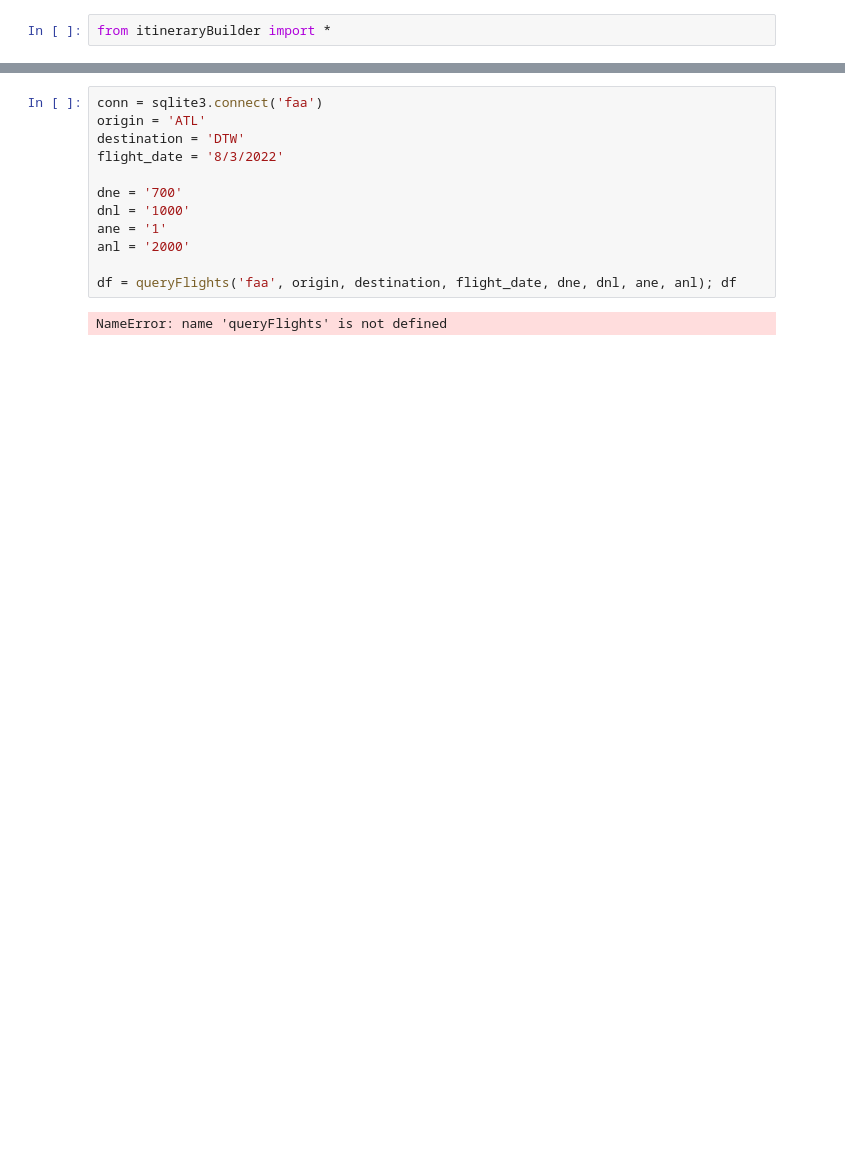
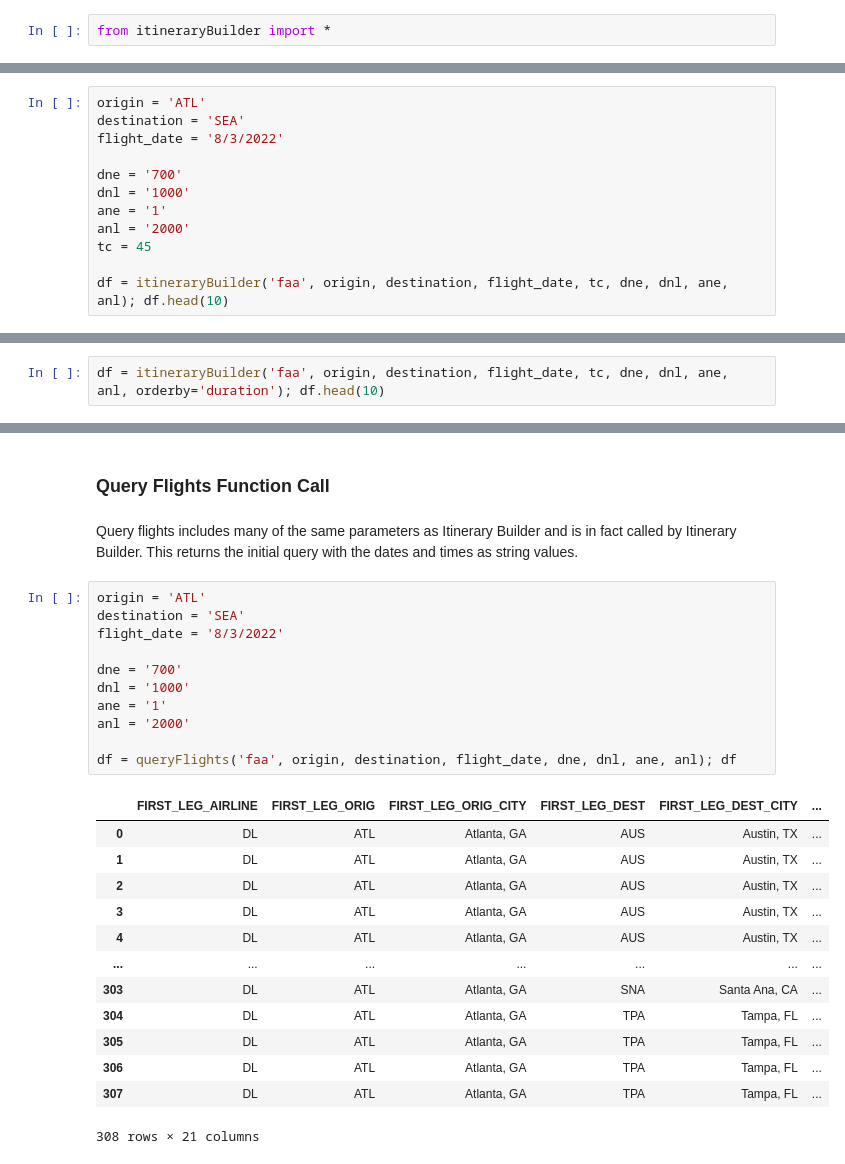
Before and after one commit to jshipway/gatech-cse6242-spring2023-project, a Jupyter notebook: dataManagement/Itinerary Builder POC.ipynb, the cells around one changed output, grey strips where cells are left out. Drawn from its saved outputs; the diff is of its cells as text; blank space fills up the shorter version.

Commit message:
updated to include all except the ml output

```diff
--- a/dataManagement/Itinerary Builder POC.ipynb
+++ b/dataManagement/Itinerary Builder POC.ipynb
@@ -7,0 +19,12 @@ from itineraryBuilder import *
+# %%
+origin = 'ATL'
+destination = 'SEA'
+flight_date = '8/3/2022'
+
+dne = '700'
+dnl = '1000'
+ane = '1'
+anl = '2000'
+tc = 45
+
+df = itineraryBuilder('faa', origin, destination, flight_date, tc, dne, dnl, ane, anl); df.head(10)
@@ -7,0 +45,2 @@ from itineraryBuilder import *
+# %%
+df = itineraryBuilder('faa', origin, destination, flight_date, tc, dne, dnl, ane, anl, orderby='duration'); df.head(10)
@@ -8,14 +59,29 @@ from itineraryBuilder import *
+# %% [markdown]
+### Query Flights Function Call
+# %% [markdown]
+Query flights includes many of the same parameters as Itinerary Builder and is in fact called by Itinerary Builder. This returns the initial query with the dates and times as string values.
 # %%
-conn = sqlite3.connect('faa')
 origin = 'ATL'
-destination = 'DTW'
+destination = 'SEA'
 flight_date = '8/3/2022'
 
 dne = '700'
 dnl = '1000'
 ane = '1'
 anl = '2000'
 
 df = queryFlights('faa', origin, destination, flight_date, dne, dnl, ane, anl); df
 # %% [output]
+|  | FIRST_LEG_AIRLINE | FIRST_LEG_ORIG | FIRST_LEG_ORIG_CITY | FIRST_LEG_DEST | FIRST_LEG_DEST_CITY | ... |
+| 0 | DL | ATL | Atlanta, GA | AUS | Austin, TX | ... |
+| 1 | DL | ATL | Atlanta, GA | AUS | Austin, TX | ... |
+| 2 | DL | ATL | Atlanta, GA | AUS | Austin, TX | ... |
+| 3 | DL | ATL | Atlanta, GA | AUS | Austin, TX | ... |
+| 4 | DL | ATL | Atlanta, GA | AUS | Austin, TX | ... |
+| ... | ... | ... | ... | ... | ... | ... |
+| 303 | DL | ATL | Atlanta, GA | SNA | Santa Ana, CA | ... |
+| 304 | DL | ATL | Atlanta, GA | TPA | Tampa, FL | ... |
+| 305 | DL | ATL | Atlanta, GA | TPA | Tampa, FL | ... |
+| 306 | DL | ATL | Atlanta, GA | TPA | Tampa, FL | ... |
+| 307 | DL | ATL | Atlanta, GA | TPA | Tampa, FL | ... |
-NameError: name 'queryFlights' is not defined
+308 rows × 21 columns
```
Also changed, not shown: parts of 13 cells of this notebook, 1 other file.
